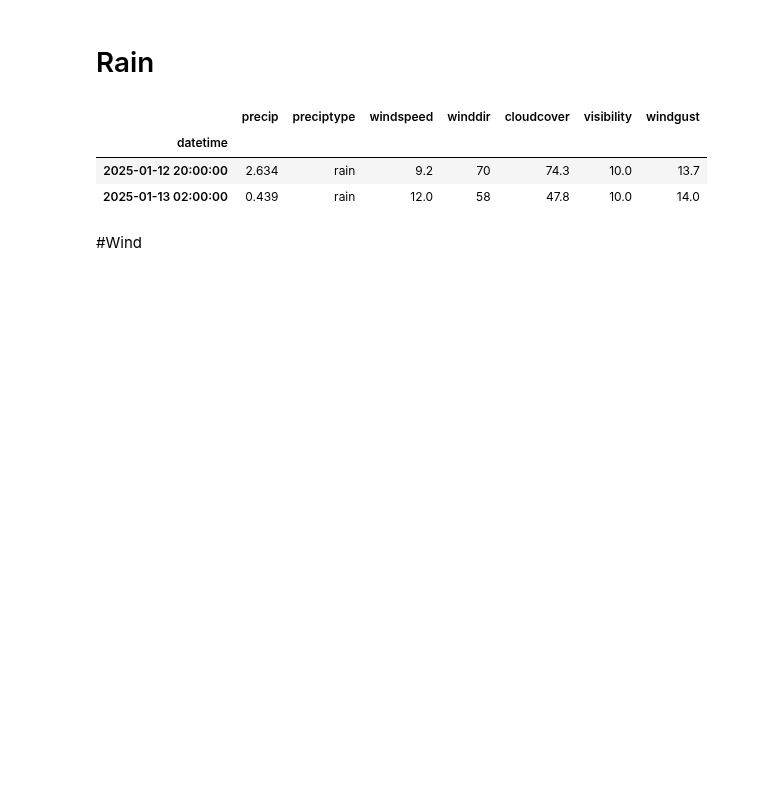
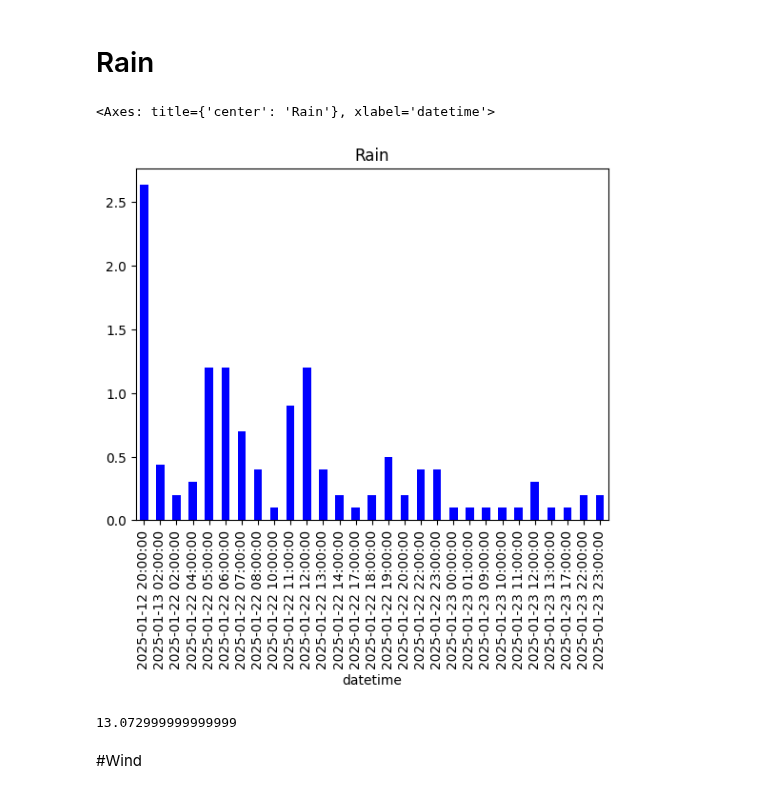
Before and after one commit to werowe/HypatiaAcademy, a Jupyter notebook: stats/paphos_daily_weather_csv.ipynb, the cells around one changed output. Drawn from its saved outputs; the diff is of its cells as text; code cells hidden in the pictures; blank space fills up the shorter version.

```diff
--- a/stats/paphos_daily_weather_csv.ipynb
+++ b/stats/paphos_daily_weather_csv.ipynb
@@ -522,12 +522,16 @@ plt.show()
 # Rain
 # %%
 rain=now.loc[now['preciptype'].notna()]
-rain[['precip','preciptype','windspeed','winddir','cloudcover','visibility','windgust']]
+#rain[['precip','preciptype','windspeed','winddir','cloudcover','visibility','windgust']]
-# %% [output]
-|  | precip | preciptype | windspeed | winddir | cloudcover | visibility | windgust |
-| datetime |  |  |  |  |  |  |  |
-| 2025-01-12 20:00:00 | 2.634 | rain | 9.2 | 70 | 74.3 | 10.0 | 13.7 |
-| 2025-01-13 02:00:00 | 0.439 | rain | 12.0 | 58 | 47.8 | 10.0 | 14.0 |
+# %%
+rain['precip'].plot.bar(x='Category', y='Values', color='blue', title='Rain')
+# %% [output]
+<Axes: title={'center': 'Rain'}, xlabel='datetime'>
+[figure, added]
+# %%
+rain['precip'].sum()
+# %% [output]
+13.072999999999999
 # %% [markdown]
 #Wind
 # %%
```
Also changed, not shown: parts of 14 cells of this notebook.
